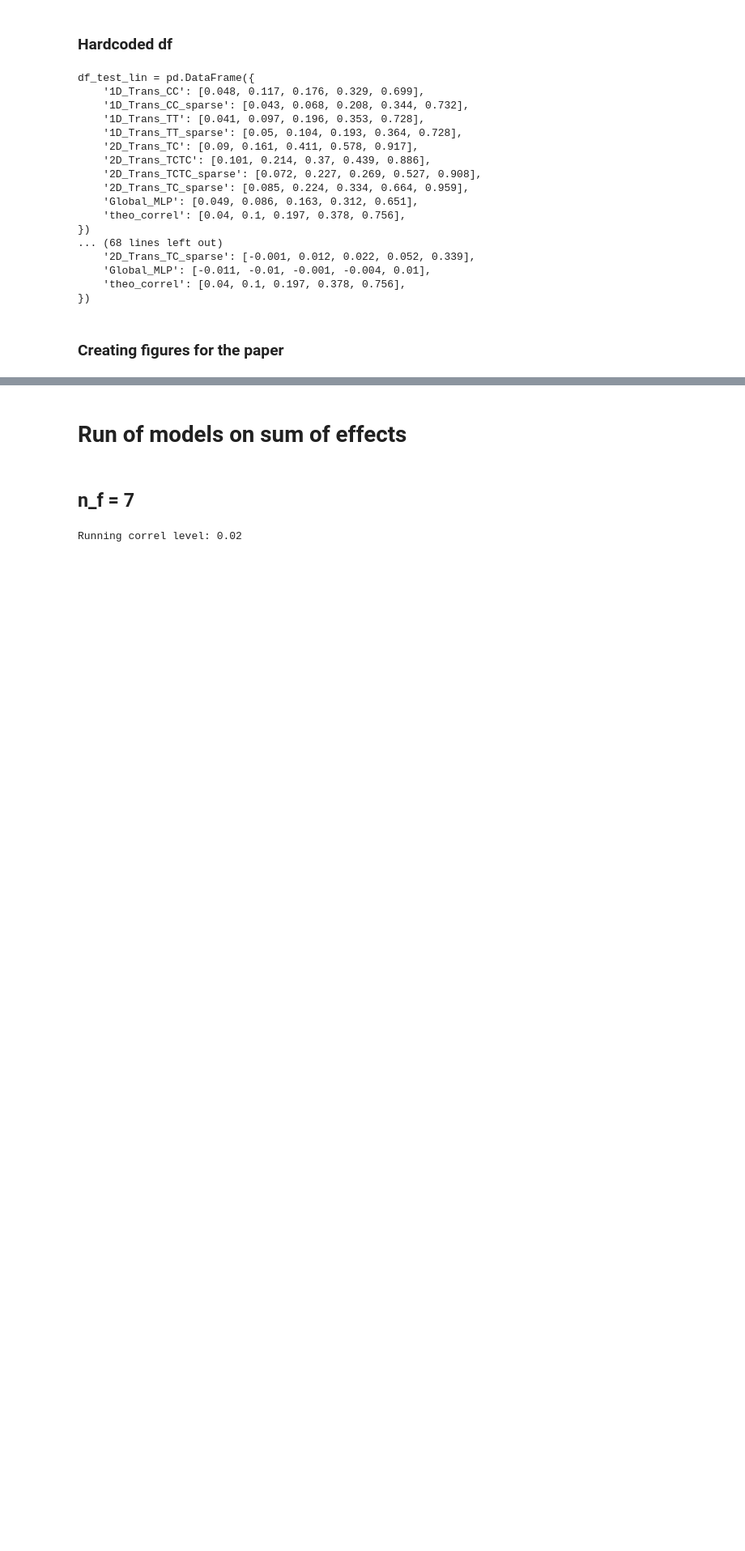
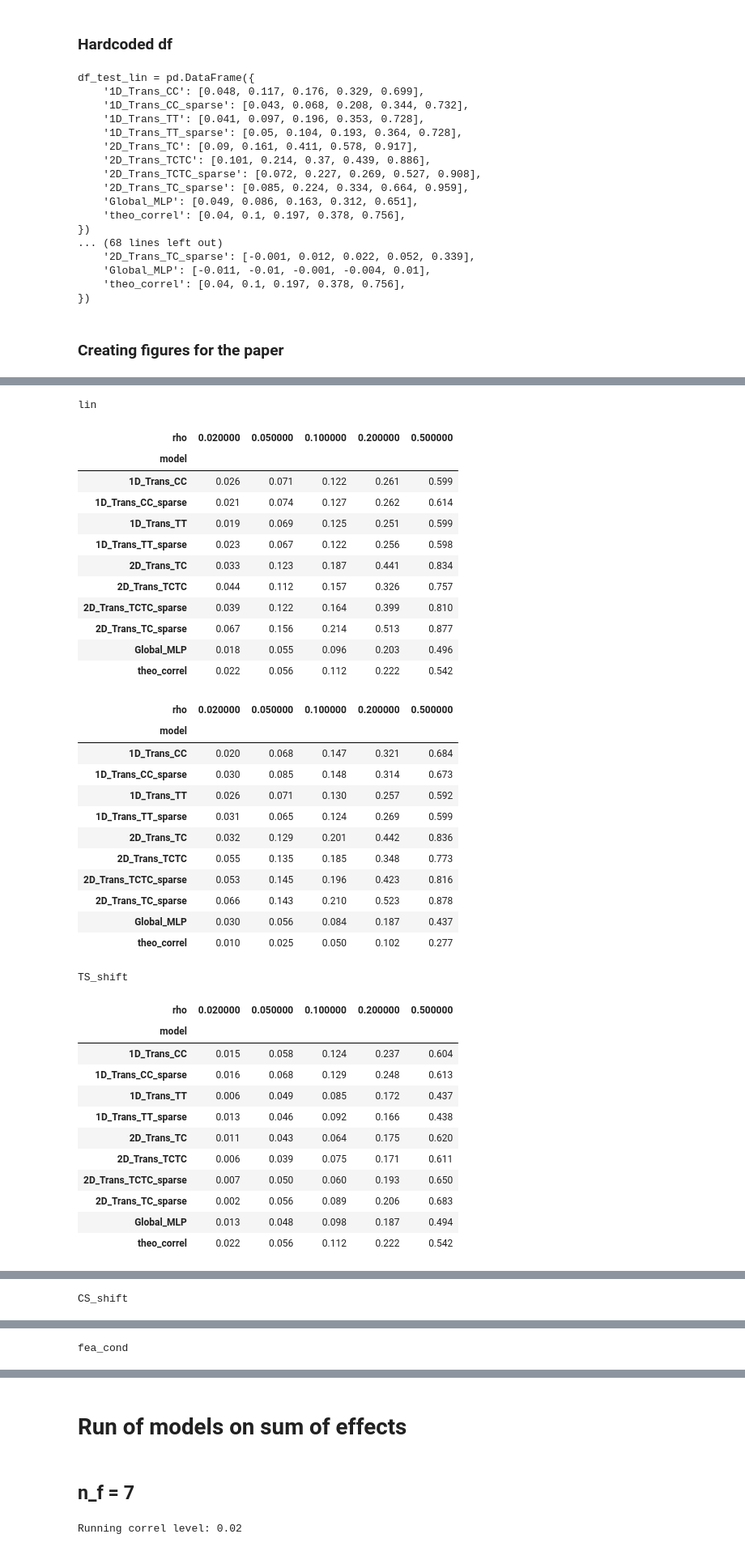
Before and after one commit to cyrilgarcia009/TSNN, a Jupyter notebook: notebooks/figures_for_paper3.ipynb, the cells around one changed output, grey strips where cells are left out. Shown at 81% size. Cells and saved outputs as stored; diff of their text form; code cells hidden in the pictures; blank space fills up the shorter version.

```diff
--- a/notebooks/figures_for_paper3.ipynb
+++ b/notebooks/figures_for_paper3.ipynb
@@ -631,8 +631,8 @@ df_test_CS_cond = pd.DataFrame({
 #all_effects_nf20_train_dic = {}
 #all_effects_nf20_test_dic = {}
 # %%
-# for effect in ['lin', 'TS_shift', 'CS_shift', 'fea_cond', 'TSCS_shift', 'TS_cond', 'CS_cond']:
-#     print("Running_effect:", effect)
-#     out_train1, out_test1 = run_models1([0.02, 0.05, 0.1, 0.2, 0.5], effect, T=4000, n_ts=10, n_f=20, n_rolling=10)
-#     all_effects_nf20_train_dic[effect] = out_train1
-#     all_effects_nf20_test_dic[effect] = out_test1
+for effect in ['lin', 'TS_shift', 'CS_shift', 'fea_cond', 'TSCS_shift', 'TS_cond', 'CS_cond']:
+    print("Running_effect:", effect)
+    out_train1, out_test1 = run_models1([0.02, 0.05, 0.1, 0.2, 0.5], effect, T=4000, n_ts=10, n_f=20, n_rolling=10)
+    all_effects_nf20_train_dic[effect] = out_train1
+    all_effects_nf20_test_dic[effect] = out_test1
@@ -639,5 +656,44 @@ df_test_CS_cond = pd.DataFrame({
 # %%
-# for effect in ['lin', 'TS_shift', 'CS_shift', 'fea_cond', 'TSCS_shift', 'TS_cond', 'CS_cond']:
-#     print(effect)
-#     display(all_effects_nf20_train_dic[effect].T.style.background_gradient(cmap='coolwarm', vmin=-1, vmax=1).format(precision=3))
-#     display(all_effects_nf20_test_dic[effect].T.style.background_gradient(cmap='coolwarm', vmin=-1, vmax=1).format(precision=3))
+for effect in ['lin', 'TS_shift', 'CS_shift', 'fea_cond', 'TSCS_shift', 'TS_cond', 'CS_cond']:
+    print(effect)
+    display(all_effects_nf20_train_dic[effect].T.style.background_gradient(cmap='coolwarm', vmin=-1, vmax=1).format(precision=3))
+    display(all_effects_nf20_test_dic[effect].T.style.background_gradient(cmap='coolwarm', vmin=-1, vmax=1).format(precision=3))
+# %% [output]
+lin
+| rho | 0.020000 | 0.050000 | 0.100000 | 0.200000 | 0.500000 |
+| model |  |  |  |  |  |
+| 1D_Trans_CC | 0.026 | 0.071 | 0.122 | 0.261 | 0.599 |
+| 1D_Trans_CC_sparse | 0.021 | 0.074 | 0.127 | 0.262 | 0.614 |
+| 1D_Trans_TT | 0.019 | 0.069 | 0.125 | 0.251 | 0.599 |
+| 1D_Trans_TT_sparse | 0.023 | 0.067 | 0.122 | 0.256 | 0.598 |
+| 2D_Trans_TC | 0.033 | 0.123 | 0.187 | 0.441 | 0.834 |
+| 2D_Trans_TCTC | 0.044 | 0.112 | 0.157 | 0.326 | 0.757 |
+| 2D_Trans_TCTC_sparse | 0.039 | 0.122 | 0.164 | 0.399 | 0.810 |
+| 2D_Trans_TC_sparse | 0.067 | 0.156 | 0.214 | 0.513 | 0.877 |
+| Global_MLP | 0.018 | 0.055 | 0.096 | 0.203 | 0.496 |
+| theo_correl | 0.022 | 0.056 | 0.112 | 0.222 | 0.542 |
+| rho | 0.020000 | 0.050000 | 0.100000 | 0.200000 | 0.500000 |
+| model |  |  |  |  |  |
+| 1D_Trans_CC | 0.020 | 0.068 | 0.147 | 0.321 | 0.684 |
+| 1D_Trans_CC_sparse | 0.030 | 0.085 | 0.148 | 0.314 | 0.673 |
+| 1D_Trans_TT | 0.026 | 0.071 | 0.130 | 0.257 | 0.592 |
+| 1D_Trans_TT_sparse | 0.031 | 0.065 | 0.124 | 0.269 | 0.599 |
+| 2D_Trans_TC | 0.032 | 0.129 | 0.201 | 0.442 | 0.836 |
+| 2D_Trans_TCTC | 0.055 | 0.135 | 0.185 | 0.348 | 0.773 |
+| 2D_Trans_TCTC_sparse | 0.053 | 0.145 | 0.196 | 0.423 | 0.816 |
+| 2D_Trans_TC_sparse | 0.066 | 0.143 | 0.210 | 0.523 | 0.878 |
+| Global_MLP | 0.030 | 0.056 | 0.084 | 0.187 | 0.437 |
+| theo_correl | 0.010 | 0.025 | 0.050 | 0.102 | 0.277 |
+TS_shift
+| rho | 0.020000 | 0.050000 | 0.100000 | 0.200000 | 0.500000 |
+| model |  |  |  |  |  |
+| 1D_Trans_CC | 0.015 | 0.058 | 0.124 | 0.237 | 0.604 |
+| 1D_Trans_CC_sparse | 0.016 | 0.068 | 0.129 | 0.248 | 0.613 |
+| 1D_Trans_TT | 0.006 | 0.049 | 0.085 | 0.172 | 0.437 |
+| 1D_Trans_TT_sparse | 0.013 | 0.046 | 0.092 | 0.166 | 0.438 |
+| 2D_Trans_TC | 0.011 | 0.043 | 0.064 | 0.175 | 0.620 |
+| 2D_Trans_TCTC | 0.006 | 0.039 | 0.075 | 0.171 | 0.611 |
+| 2D_Trans_TCTC_sparse | 0.007 | 0.050 | 0.060 | 0.193 | 0.650 |
+| 2D_Trans_TC_sparse | 0.002 | 0.056 | 0.089 | 0.206 | 0.683 |
+| Global_MLP | 0.013 | 0.048 | 0.098 | 0.187 | 0.494 |
+| theo_correl | 0.022 | 0.056 | 0.112 | 0.222 | 0.542 |
@@ -643,0 +712 @@ df_test_CS_cond = pd.DataFrame({
+CS_shift
@@ -643,0 +737 @@ df_test_CS_cond = pd.DataFrame({
+fea_cond
```
Also changed, not shown: parts of 8 cells of this notebook.
